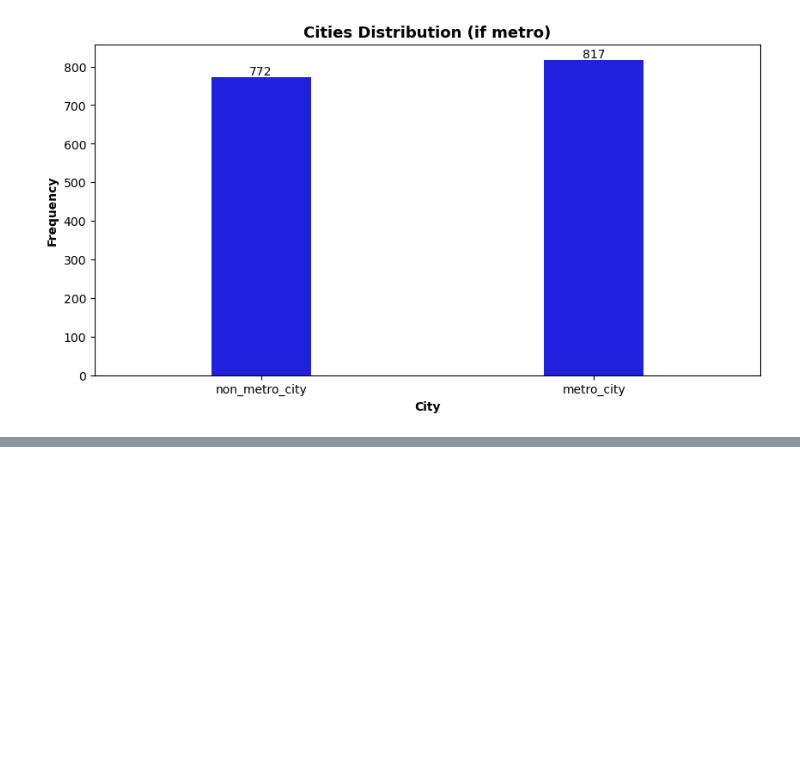
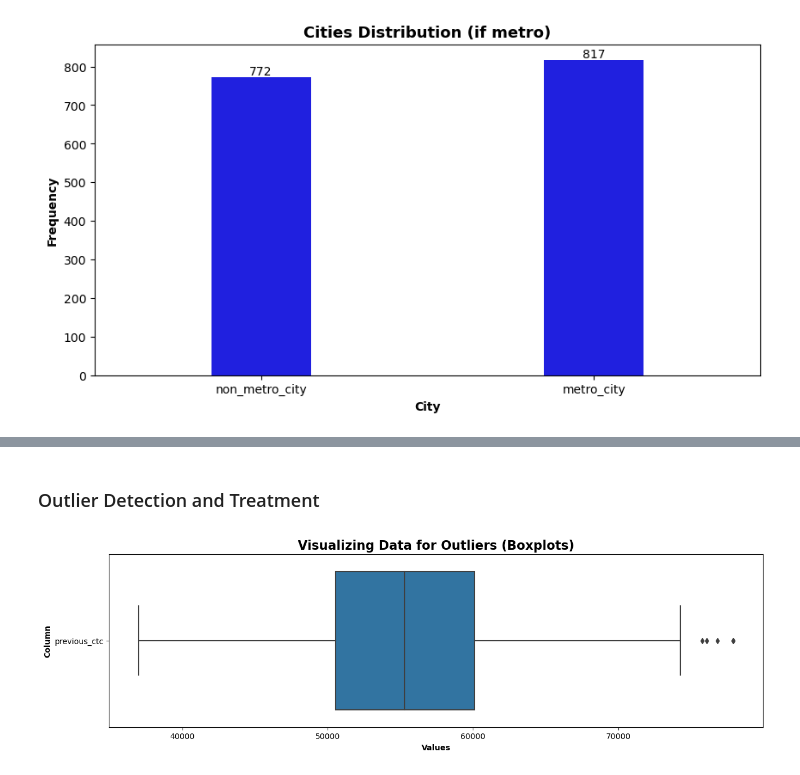
Before and after one commit to lavkushsingh31/Data_Science_Machine_Learning_Projects, a Jupyter notebook: Course Project - Salary Prediction of New Hire Employees/Course Project - Salary Prediction for Hiring New Employees.ipynb, the cells around one changed output, grey strips where cells are left out. Drawn from its saved outputs; the diff is of its cells as text; code cells hidden in the pictures; blank space fills up the shorter version.

```diff
--- a/Course Project - Salary Prediction of New Hire Employees/Course Project - Salary Prediction for Hiring New Employees.ipynb
+++ b/Course Project - Salary Prediction of New Hire Employees/Course Project - Salary Prediction for Hiring New Employees.ipynb
@@ -474,0 +567,2 @@ plt.show()
+# %%
+emp_data_preprocess = emp_data.copy(deep=True)   # keeping the original copy of the data safe
@@ -474,0 +672,12 @@ plt.show()
+# %% [markdown]
+### Outlier Detection and Treatment
+# %%
+plt.figure(figsize=(15,4))
+
+sns.boxplot(data = emp_data_preprocess[['previous_ctc']], orient='h');
+plt.title('Visualizing Data for Outliers (Boxplots)', fontsize = 16, fontweight="bold")
+plt.xlabel('Values', fontweight="bold")
+plt.ylabel('Column', fontweight="bold")
+plt.show()
+# %% [output]
+[figure, added]
```
Also changed, not shown: parts of 126 cells of this notebook.
